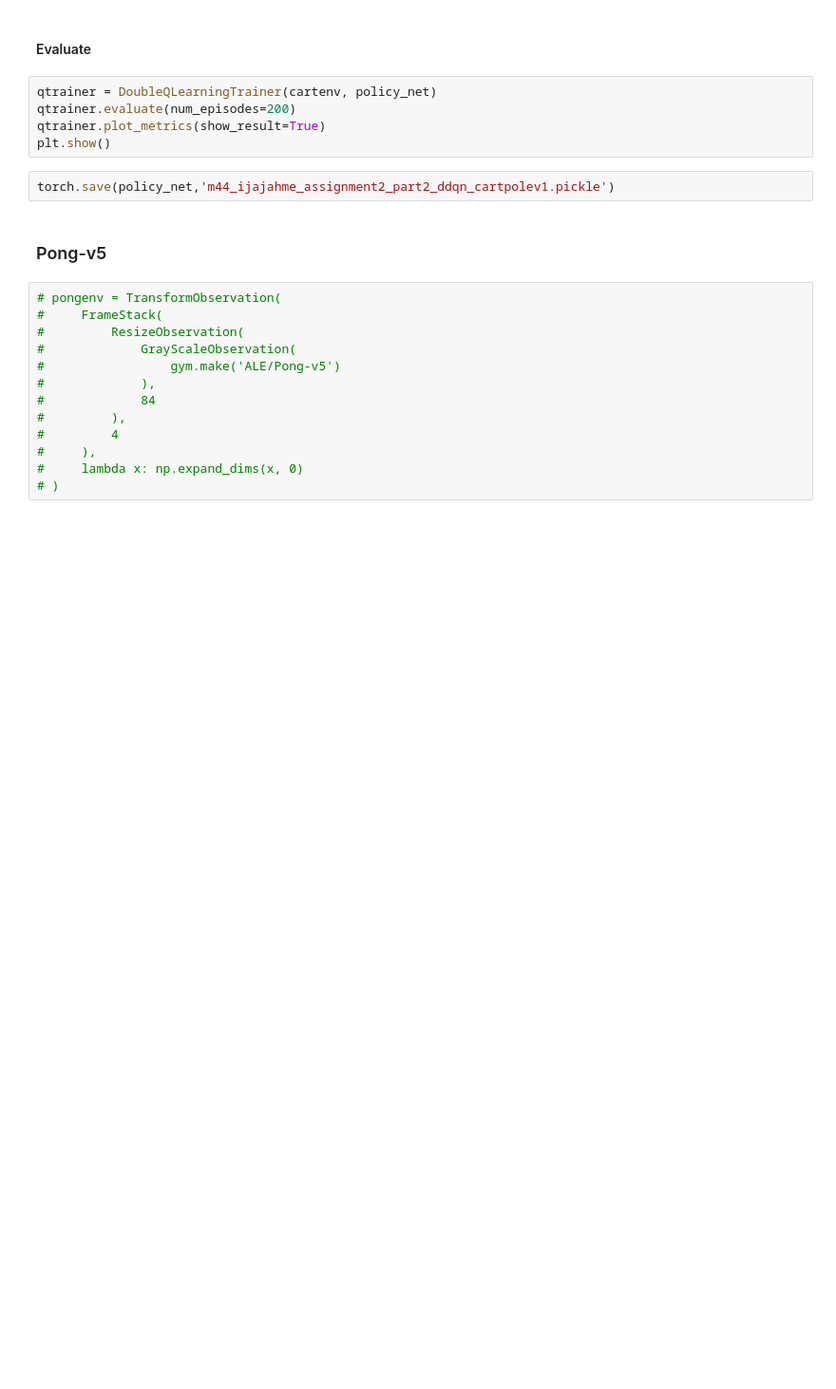
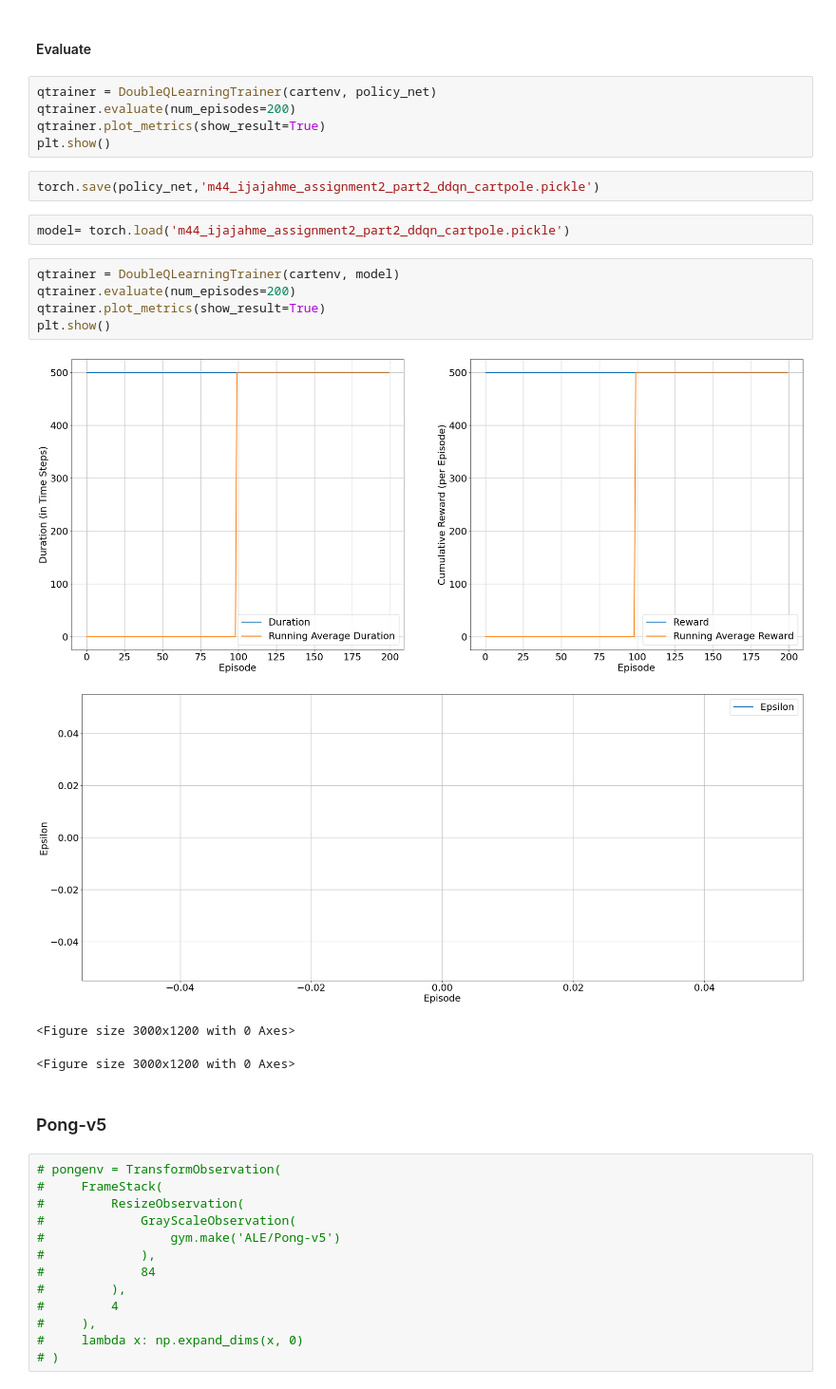
Before and after one commit to nasheedyasin/rl-assignments, a Jupyter notebook: a2/m44_ijajahme_assignment_2_part_2.ipynb, the cells around one changed output. Shown at 95% size. Cells and saved outputs as stored; diff of their text form; blank space fills up the shorter version.

Commit message:
cartpole ddqn evaluate

```diff
--- a/a2/m44_ijajahme_assignment_2_part_2.ipynb
+++ b/a2/m44_ijajahme_assignment_2_part_2.ipynb
@@ -689,7 +689,19 @@ qtrainer.evaluate(num_episodes=200)
 qtrainer.plot_metrics(show_result=True)
 plt.show()
 # %%
-torch.save(policy_net,'m44_ijajahme_assignment2_part2_ddqn_cartpolev1.pickle')
+torch.save(policy_net,'m44_ijajahme_assignment2_part2_ddqn_cartpole.pickle')
+# %%
+model= torch.load('m44_ijajahme_assignment2_part2_ddqn_cartpole.pickle')
+# %%
+qtrainer = DoubleQLearningTrainer(cartenv, model)
+qtrainer.evaluate(num_episodes=200)
+qtrainer.plot_metrics(show_result=True)
+plt.show()
+# %% [output]
+[figure, added]
+[figure, added]
+<Figure size 3000x1200 with 0 Axes>
+<Figure size 3000x1200 with 0 Axes>
 # %% [markdown]
 ### Pong-v5
 # %%
```
Also changed, not shown: 1 other file.
